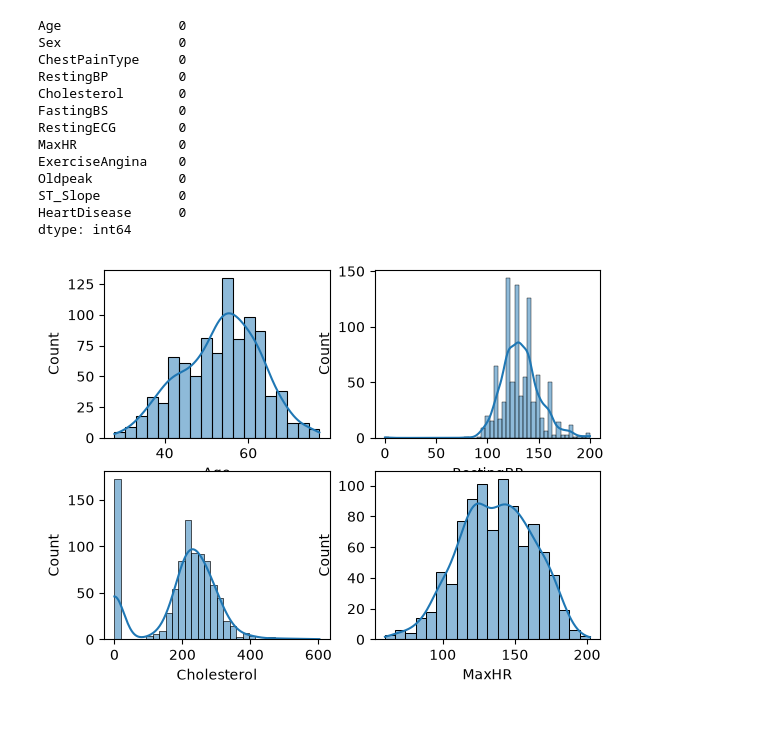
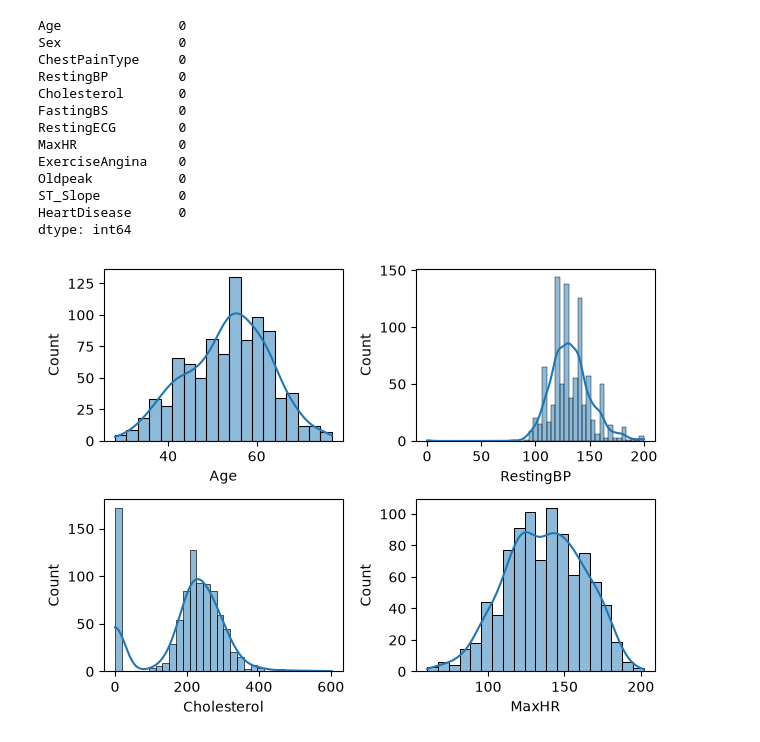
Before and after one commit to raiamartya8-arch/heart-disease-predictor, a Jupyter notebook: heartDisease.ipynb, the cells around one changed output. Drawn from its saved outputs; the diff is of its cells as text; code cells hidden in the pictures.

```diff
--- a/heartDisease.ipynb
+++ b/heartDisease.ipynb
@@ -98,12 +98,13 @@ dtype: int64
 # %%
 def plotting(var,num):
     plt.subplot(2,2,num)
     sns.histplot(df[var],kde=True)
 
 
 plotting('Age',1)
 plotting('RestingBP',2)
 plotting('Cholesterol',3)
 plotting('MaxHR',4)
+plt.tight_layout()
 # %% [output]
-[figure, old version]
+[figure, new version]
```
Also changed, not shown: parts of 16 cells of this notebook.
